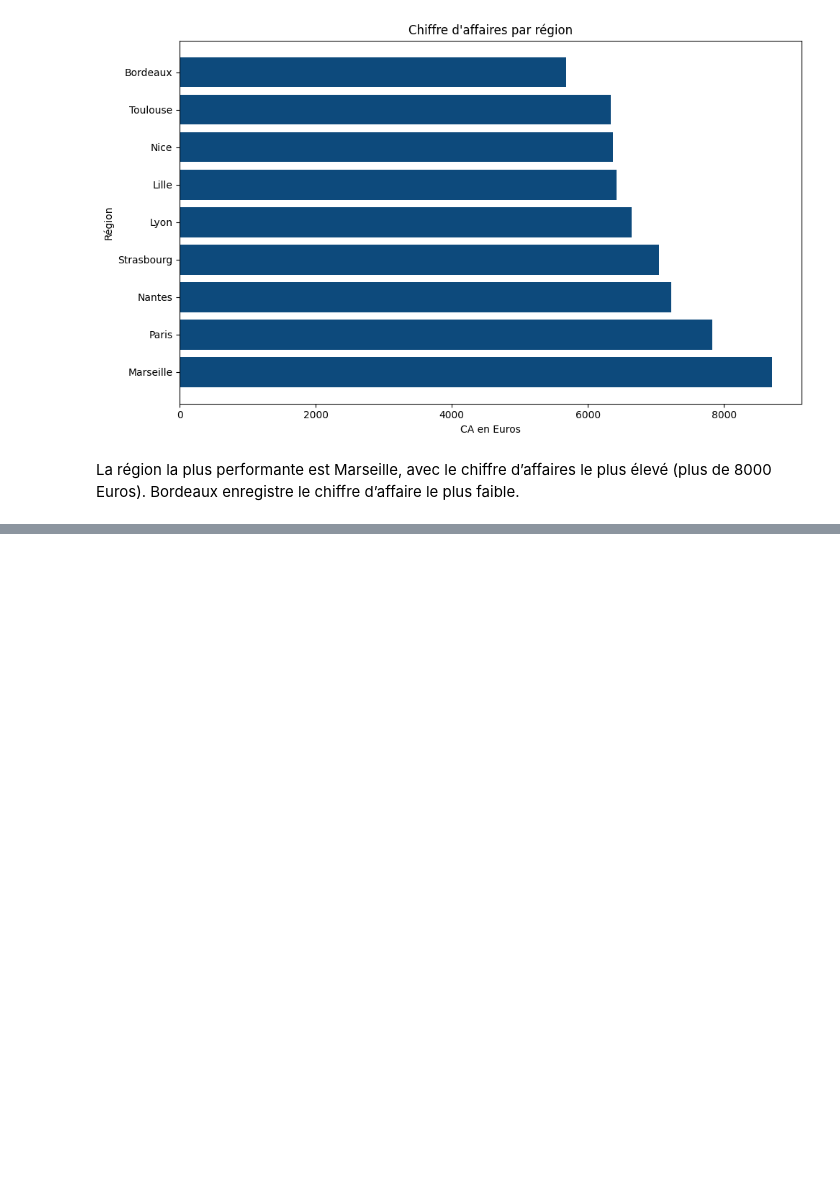
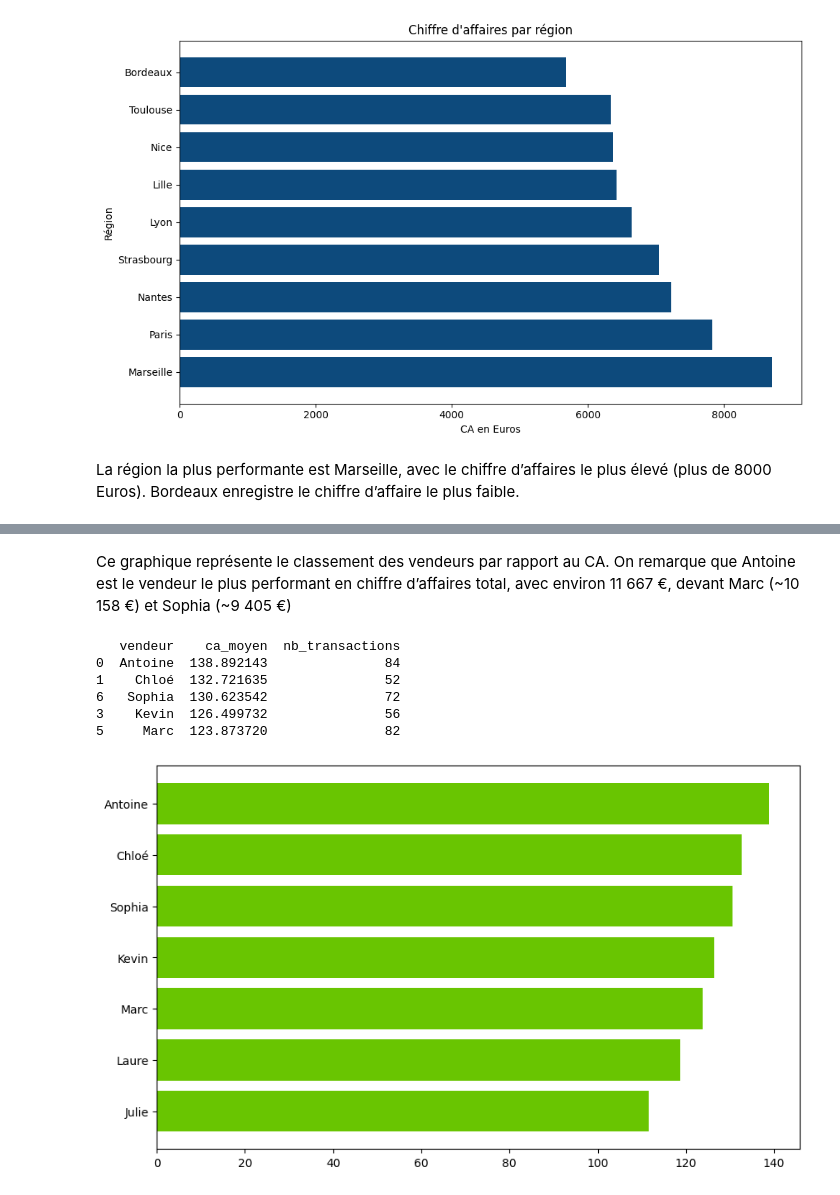
Before and after one commit to wiem-fersi/learn-data-science, a Jupyter notebook: miniprojet.ipynb, the cells around one changed output, grey strips where cells are left out. Saved outputs shown, nothing was run; the diff lists cells and outputs as text; code cells hidden in the pictures; blank space fills up the shorter version.

```diff
--- a/miniprojet.ipynb
+++ b/miniprojet.ipynb
@@ -241,0 +350,25 @@ ValueError: level name client_genre is not the name of the index
+# %% [markdown]
+Ce graphique représente le classement des vendeurs par rapport au CA. On remarque que Antoine est le vendeur le plus performant en chiffre d’affaires total, avec environ 11 667 €, devant Marc (~10 158 €) et Sophia (~9 405 €)
+# %%
+# Histogramme vendeurs performants vs ca_moyen avec une courbe de variation de nbre de transactions ────────────────────────────────
+
+vendeurs_perf = df.groupby("vendeur").agg(
+    ca_moyen=("chiffre_affaires", "mean"),
+    nb_transactions=("chiffre_affaires", "count")
+).reset_index().sort_values("ca_moyen", ascending=False)
+
+print(vendeurs_perf.head())
+
+plt.figure(figsize=(10, 6))
+
+plt.barh(vendeurs_perf["vendeur"], vendeurs_perf["ca_moyen"], color="#69C501")
+
+plt.gca().invert_yaxis()
+# %% [output]
+   vendeur    ca_moyen  nb_transactions
+0  Antoine  138.892143               84
+1    Chloé  132.721635               52
+6   Sophia  130.623542               72
+3    Kevin  126.499732               56
+5     Marc  123.873720               82
+[figure, added]
```
Also changed, not shown: parts of 9 cells of this notebook.
